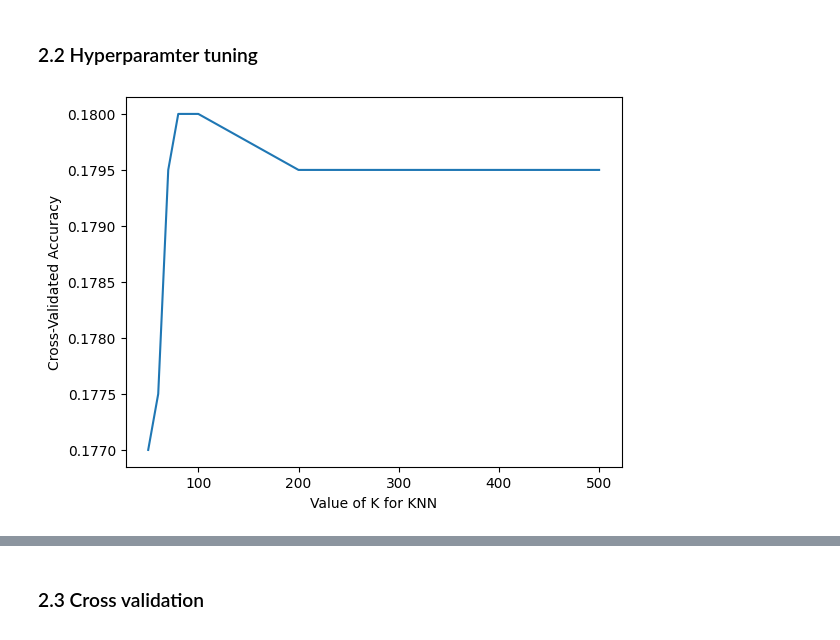
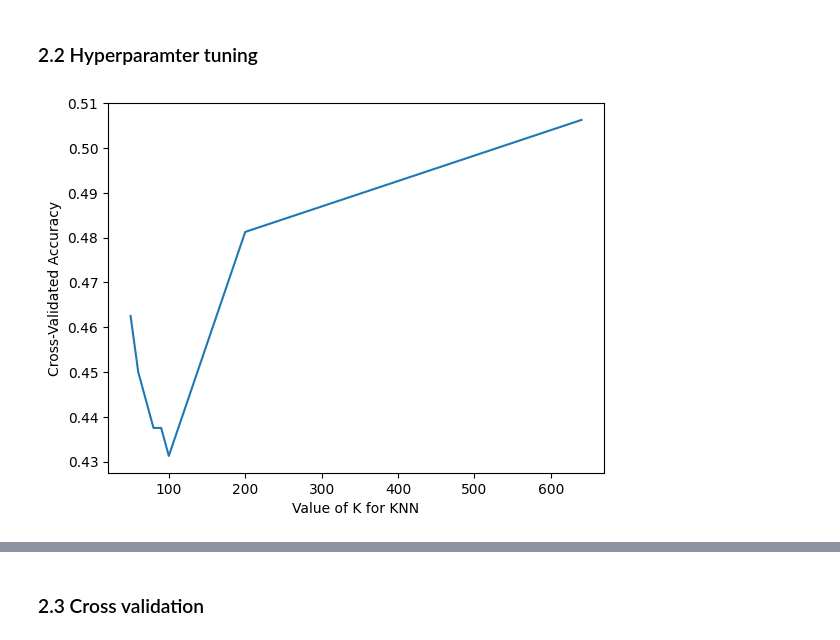
Before and after one commit to TechLabs-Berlin/ws24-skillswap, a Jupyter notebook: DS/01_Notebooks/04_Modeling/Activity_Projection/Activity_Projection.ipynb, the cells around one changed output, grey strips where cells are left out. Drawn from its saved outputs; the diff is of its cells as text; code cells hidden in the pictures.

```diff
--- a/DS/01_Notebooks/04_Modeling/Activity_Projection/Activity_Projection.ipynb
+++ b/DS/01_Notebooks/04_Modeling/Activity_Projection/Activity_Projection.ipynb
@@ -7,8 +7,8 @@ from sklearn.metrics import accuracy_score
 from sklearn import metrics
 from sklearn.model_selection import GridSearchCV
 # %%
-df1 = pd.read_csv(r'C:\Users\Johannes\Documents\Uni\Master\Tech_Labs\ws24-skillswap\DS\01_Notebooks\03_Feature_Engineering\Activity_Projection_Encoded.csv')
+df0 = pd.read_csv(r'C:\Users\Johannes\Documents\Uni\Master\Tech_Labs\ws24-skillswap\DS\01_Notebooks\03_Feature_Engineering\Activity_Projection_Encoded.csv')
 
-df1.head()
+df0.head()
 # %% [output]
 |  | Agriculture | Animal Care | Art | Beauty | Dance | Music | Writing | Language | Health | Sports | ... |
@@ -19,0 +20,3 @@ df1.head()
+# %%
+df1 = df0.drop(columns=["Sum_Skills_Off"], inplace=False)
+df1.head()
@@ -38,6 +48,6 @@ X_test = scaler.transform(X_test)
 ## 2. Train KNN model
 # %%
 from sklearn.neighbors import KNeighborsClassifier
-knn = KNeighborsClassifier(n_neighbors=100)
+knn = KNeighborsClassifier(n_neighbors=300)
 knn.fit(X_train, y_train)
 # %% [output]
@@ -100,16 +96,16 @@ weighted avg       0.03      0.18      0.05      2000
 # %% [markdown]
 ### 2.2 Hyperparamter tuning
 # %%
-k_range = [50, 60, 70, 80, 90, 100, 200, 500]
+k_range = [50, 60, 70, 80, 90, 100, 200, 640]
 scores = []
 for i in k_range:
     knn = KNeighborsClassifier(n_neighbors=i)
     knn.fit(X_train, y_train)
     y_pred = knn.predict(X_test)
     scores.append(metrics.accuracy_score(y_test, y_pred))
 plt.plot(k_range, scores)
 plt.xlabel('Value of K for KNN')
 plt.ylabel('Cross-Validated Accuracy')
 plt.show()
 # %% [output]
-[figure, old version]
+[figure, new version]
```
Also changed, not shown: parts of 24 cells of this notebook.
